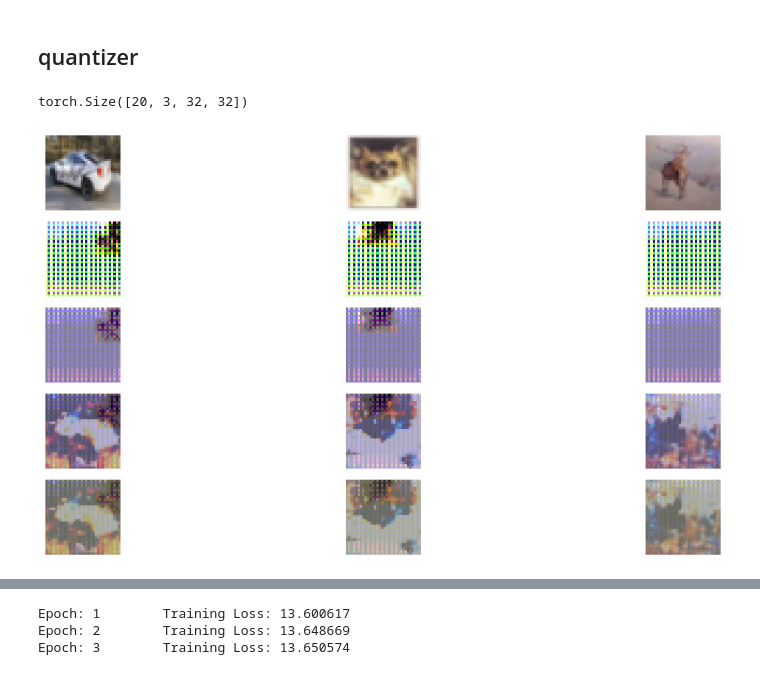
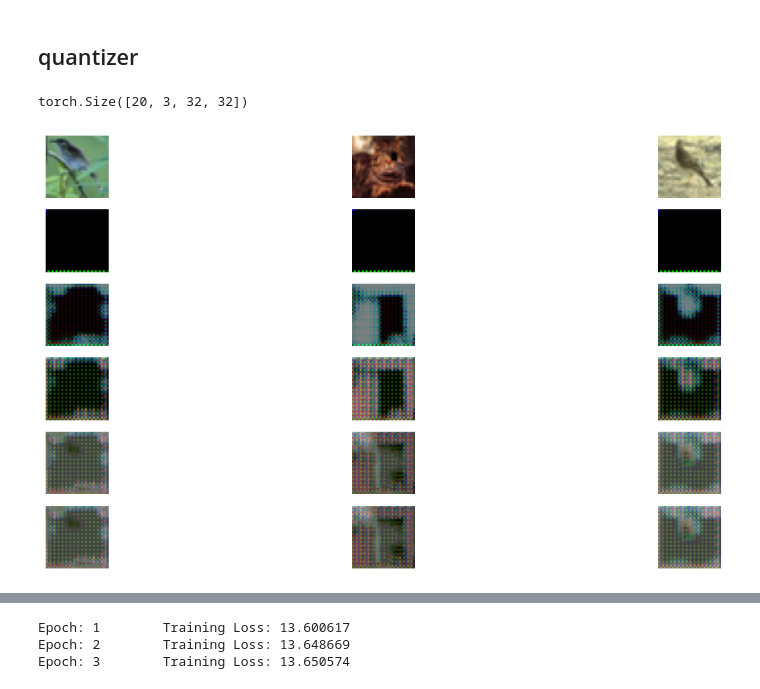
Before and after one commit to nadavo11/Autoencoder-Conv-RNN-Remote-Deep-Inference, a Jupyter notebook: Autoencoder-Conv-RNN-Remote-Deep-Inference.ipynb, the cells around one changed output, grey strips where cells are left out. Saved outputs shown, nothing was run; the diff lists cells and outputs as text; code cells hidden in the pictures.

```diff
--- a/Autoencoder-Conv-RNN-Remote-Deep-Inference.ipynb
+++ b/Autoencoder-Conv-RNN-Remote-Deep-Inference.ipynb
@@ -47,7 +65,7 @@ import random
 
 def show_residuals(model,dataiter, shuffle = False):
     # # obtain one batch of training images
-    dataiter = iter(train_loader)
+
     images, labels = next(dataiter)
 
     if shuffle:
@@ -57,11 +75,11 @@ def show_residuals(model,dataiter, shuffle = False):
 
     images = images.numpy() # convert images to numpy for display
     #
-    reconstructed_images, stages = modelQ.tap_in(torch.from_numpy(images))
+    reconstructed_images, stages = model.tap_in(torch.from_numpy(images))
 
     # plot the images in the batch, along with the corresponding labels
     print(reconstructed_images.shape)
-    fig, axs = plt.subplots(5, 3, figsize=(15, 6))
+    fig, axs = plt.subplots(6, 3, figsize=(15, 6))
     # display 3 images
     for i in range(3):
         # Displaying the original image
@@ -84,6 +102,11 @@ def show_residuals(model,dataiter, shuffle = False):
         imshow((1/4)*(stages[3][i]+stages[2][i]+stages[1][i]+stages[0][i]), ax=axs[4, i])
         axs[4, i].axis('off')  # Turn off the axis here as well
 
+        # Displaying the reconstructed image
+        imshow(reconstructed_images[i], ax=axs[5, i])
+        axs[5, i].axis('off')  # Turn off the axis here as well
+
+
     plt.tight_layout()
     plt.show()
 # %%
@@ -819,8 +879,9 @@ class ConvResidualAutoEncoderQ(nn.Module):
                 break
             # subtract the previous
             x = in_x - x
-
-        return (1/self.num_passes)*(sum(residual_outputs))
+            #shuld be 3x32x32
+        #
+        return sum(residual_outputs)
 
     def tap_in(self,x):
         in_x = x.clone()
@@ -843,8 +904,8 @@ class ConvResidualAutoEncoderQ(nn.Module):
 # initialize the NN
 modelQ = ConvResidualAutoEncoderQ()
 # %%
-show_residuals(modelQ,dataiter,shuffle=True)
+show_residuals(modelQ,dataiter)
 # %% [output]
 torch.Size([20, 3, 32, 32])
-[figure, old version]
+[figure, new version]
 # %%
```
Also changed, not shown: parts of 13 cells of this notebook.
